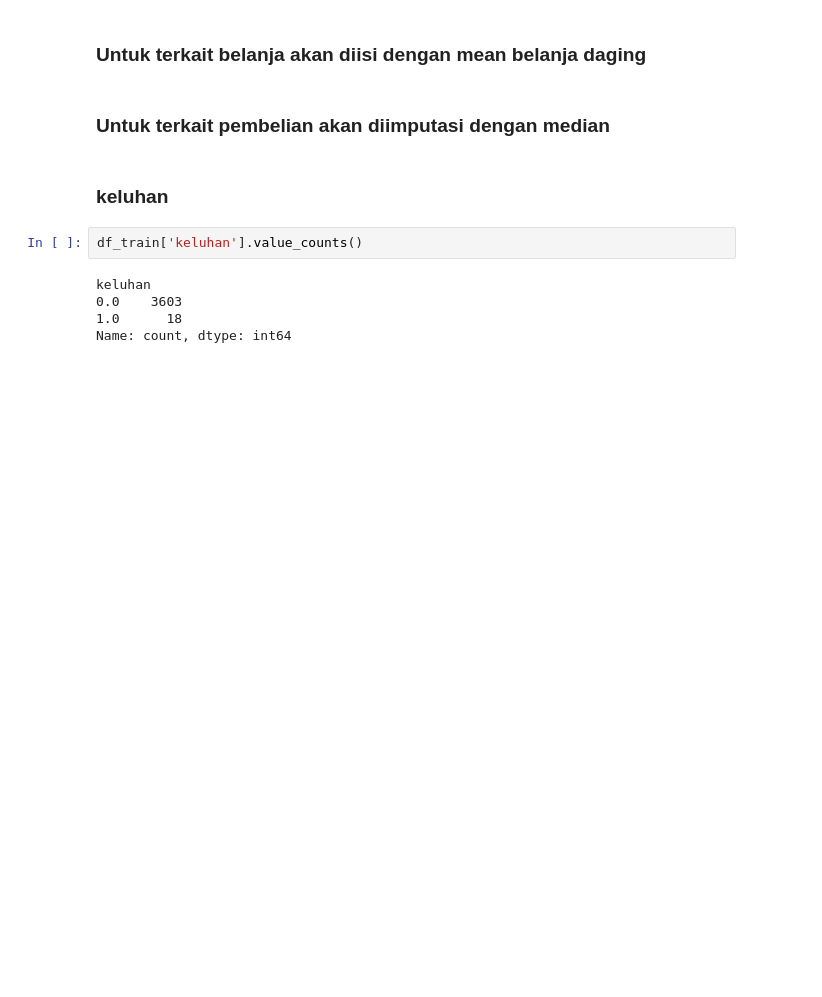
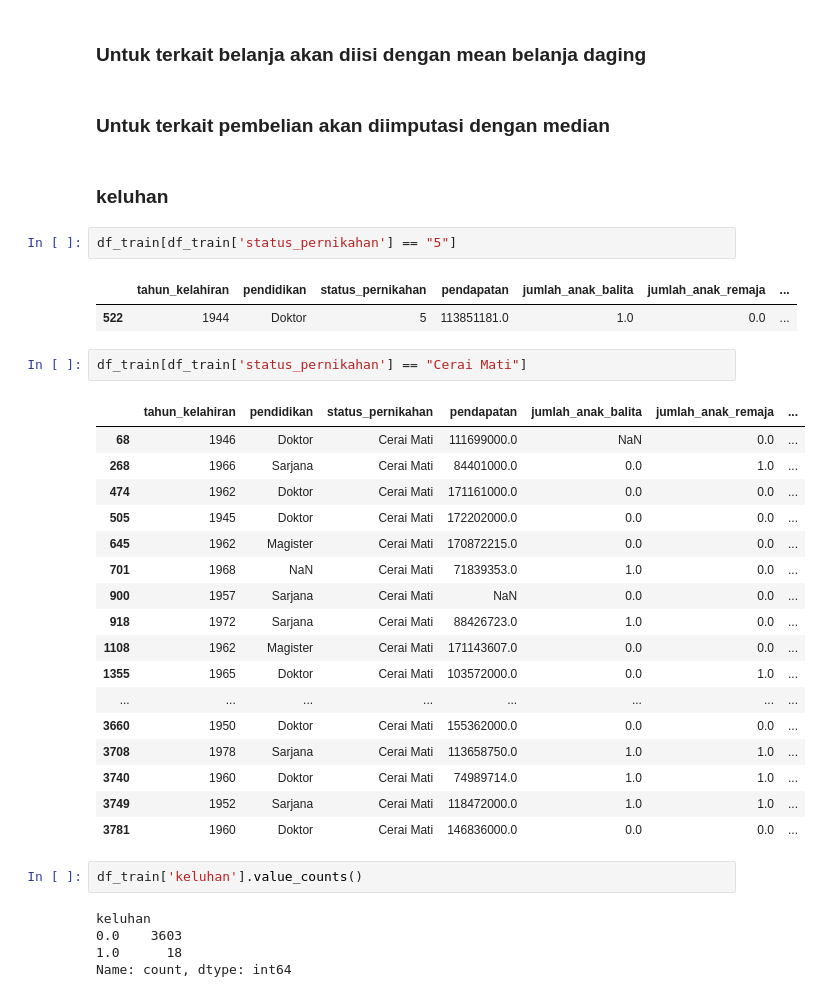
Before and after one commit to azizriza1210/Karpet-Biru, a Jupyter notebook: bismillah.ipynb, the cells around one changed output. Drawn from its saved outputs; the diff is of its cells as text; blank space fills up the shorter version.

```diff
--- a/bismillah.ipynb
+++ b/bismillah.ipynb
@@ -449,6 +470,31 @@ MV fitur terakhir belanja akan diisi dengan `median`
 ### Untuk terkait pembelian akan diimputasi dengan median
 # %% [markdown]
 ### keluhan
+# %%
+df_train[df_train['status_pernikahan'] == "5"]
+# %% [output]
+|  | tahun_kelahiran | pendidikan | status_pernikahan | pendapatan | jumlah_anak_balita | jumlah_anak_remaja | ... |
+| 522 | 1944 | Doktor | 5 | 113851181.0 | 1.0 | 0.0 | ... |
+# %%
+df_train[df_train['status_pernikahan'] == "Cerai Mati"]
+# %% [output]
+|  | tahun_kelahiran | pendidikan | status_pernikahan | pendapatan | jumlah_anak_balita | jumlah_anak_remaja | ... |
+| 68 | 1946 | Doktor | Cerai Mati | 111699000.0 | NaN | 0.0 | ... |
+| 268 | 1966 | Sarjana | Cerai Mati | 84401000.0 | 0.0 | 1.0 | ... |
+| 474 | 1962 | Doktor | Cerai Mati | 171161000.0 | 0.0 | 0.0 | ... |
+| 505 | 1945 | Doktor | Cerai Mati | 172202000.0 | 0.0 | 0.0 | ... |
+| 645 | 1962 | Magister | Cerai Mati | 170872215.0 | 0.0 | 0.0 | ... |
+| 701 | 1968 | NaN | Cerai Mati | 71839353.0 | 1.0 | 0.0 | ... |
+| 900 | 1957 | Sarjana | Cerai Mati | NaN | 0.0 | 0.0 | ... |
+| 918 | 1972 | Sarjana | Cerai Mati | 88426723.0 | 1.0 | 0.0 | ... |
+| 1108 | 1962 | Magister | Cerai Mati | 171143607.0 | 0.0 | 0.0 | ... |
+| 1355 | 1965 | Doktor | Cerai Mati | 103572000.0 | 0.0 | 1.0 | ... |
+| ... | ... | ... | ... | ... | ... | ... | ... |
+| 3660 | 1950 | Doktor | Cerai Mati | 155362000.0 | 0.0 | 0.0 | ... |
+| 3708 | 1978 | Sarjana | Cerai Mati | 113658750.0 | 1.0 | 1.0 | ... |
+| 3740 | 1960 | Doktor | Cerai Mati | 74989714.0 | 1.0 | 1.0 | ... |
+| 3749 | 1952 | Sarjana | Cerai Mati | 118472000.0 | 1.0 | 1.0 | ... |
+| 3781 | 1960 | Doktor | Cerai Mati | 146836000.0 | 0.0 | 0.0 | ... |
 # %%
 df_train['keluhan'].value_counts()
 # %% [output]
```
Also changed, not shown: parts of 40 cells of this notebook, 1 other file.
